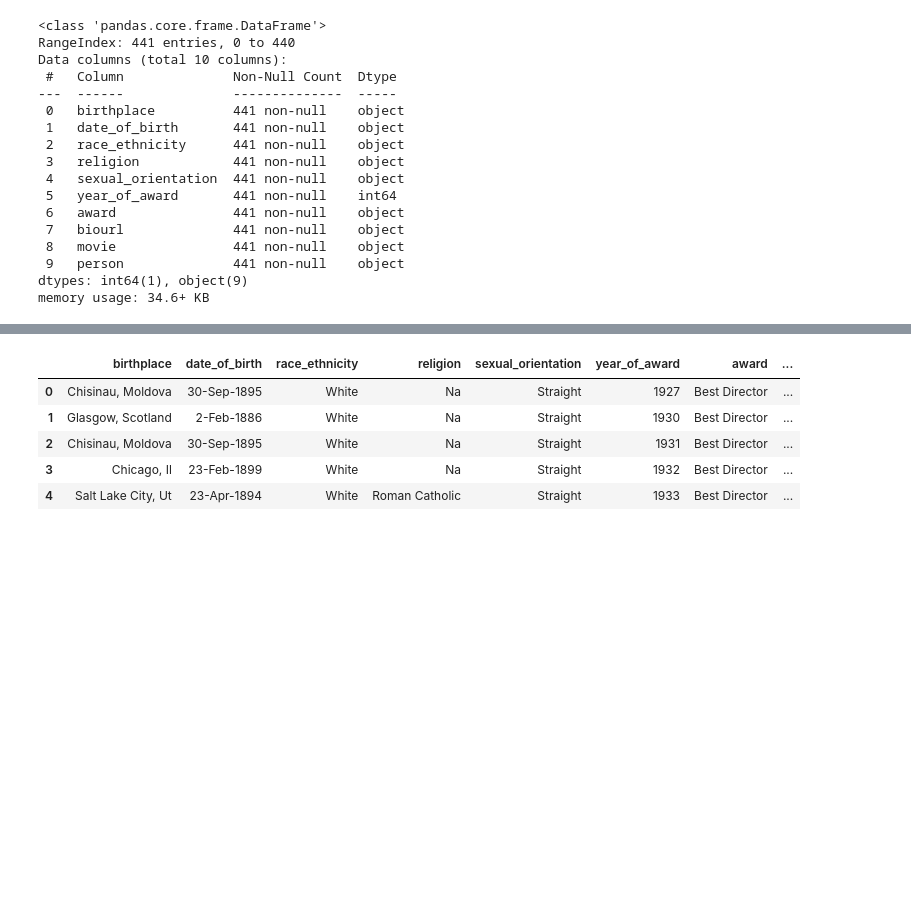
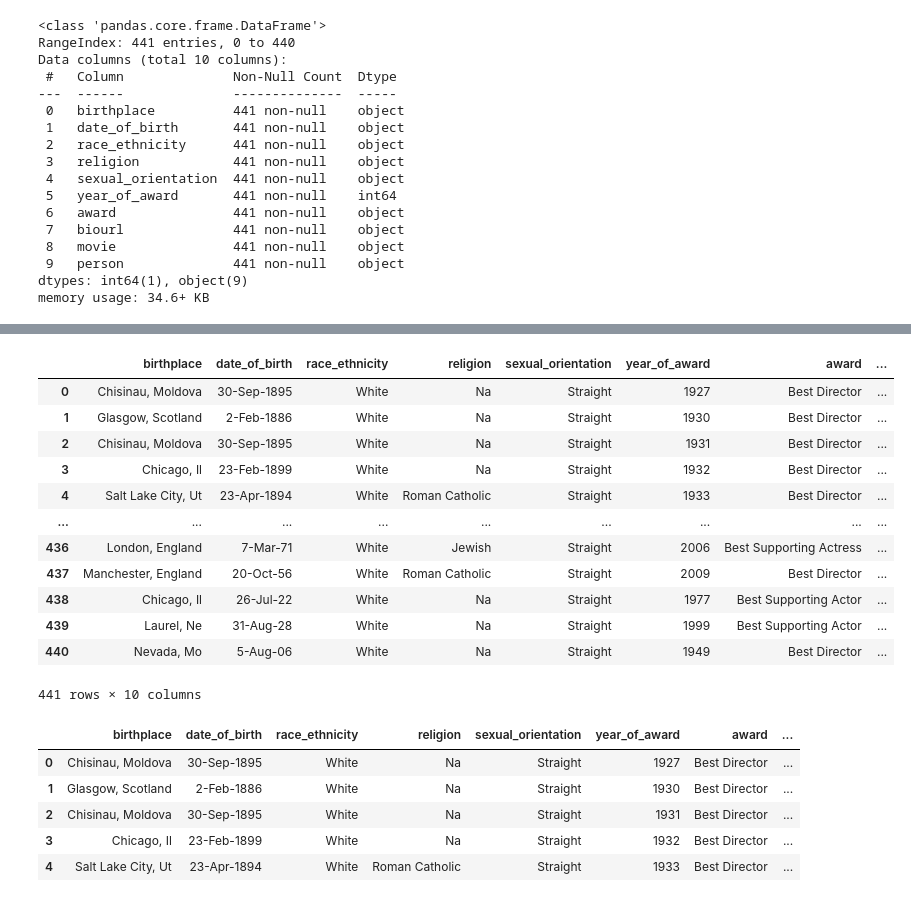
Before and after one commit to IrynaVitkovych/Project-3, a Jupyter notebook: Data Cleansing/oscars-demo-cleaning.ipynb, the cells around one changed output, grey strips where cells are left out. Saved outputs shown, nothing was run; the diff lists cells and outputs as text; code cells hidden in the pictures; blank space fills up the shorter version.

```diff
--- a/Data Cleansing/oscars-demo-cleaning.ipynb
+++ b/Data Cleansing/oscars-demo-cleaning.ipynb
@@ -90,0 +88,17 @@ oscars_demo_df.head(10)
+# %%
+# Define schema for dataframe using Pandera
+schema = pa.DataFrameSchema({
+    "birthplace": pa.Column(pa.String, nullable=False),
+    "date_of_birth": pa.Column(pa.String, nullable=False),
+    "race_ethnicity": pa.Column(pa.String, nullable=False),
+    "religion": pa.Column(pa.String, nullable=False),
+    "sexual_orientation": pa.Column(pa.String, nullable=False),
+    "year_of_award": pa.Column(pa.Int, nullable=False),
+    "award": pa.Column(pa.String, nullable=False),
+    "biourl": pa.Column(pa.Object, nullable=False),
+    "movie": pa.Column(pa.String, nullable=False),
+    "person": pa.Column(pa.String, nullable=False),
+})
+
+#print the schema
+print(schema)
@@ -91,3 +123,20 @@ oscars_demo_df.head(10)
+# %%
+#check dataframe for errors
+schema.validate(oscars_demo_df)
+# %% [output]
+|  | birthplace | date_of_birth | race_ethnicity | religion | sexual_orientation | year_of_award | award | ... |
+| 0 | Chisinau, Moldova | 30-Sep-1895 | White | Na | Straight | 1927 | Best Director | ... |
+| 1 | Glasgow, Scotland | 2-Feb-1886 | White | Na | Straight | 1930 | Best Director | ... |
+| 2 | Chisinau, Moldova | 30-Sep-1895 | White | Na | Straight | 1931 | Best Director | ... |
+| 3 | Chicago, Il | 23-Feb-1899 | White | Na | Straight | 1932 | Best Director | ... |
+| 4 | Salt Lake City, Ut | 23-Apr-1894 | White | Roman Catholic | Straight | 1933 | Best Director | ... |
+| ... | ... | ... | ... | ... | ... | ... | ... | ... |
+| 436 | London, England | 7-Mar-71 | White | Jewish | Straight | 2006 | Best Supporting Actress | ... |
+| 437 | Manchester, England | 20-Oct-56 | White | Roman Catholic | Straight | 2009 | Best Director | ... |
+| 438 | Chicago, Il | 26-Jul-22 | White | Na | Straight | 1977 | Best Supporting Actor | ... |
+| 439 | Laurel, Ne | 31-Aug-28 | White | Na | Straight | 1999 | Best Supporting Actor | ... |
+| 440 | Nevada, Mo | 5-Aug-06 | White | Na | Straight | 1949 | Best Director | ... |
+441 rows × 10 columns
 # %%
 # update name of column to align with column name of another dataframe we will utilize for our tables
 oscars_demo_df.rename(columns={'person':'name'}, inplace=True)
```
Also changed, not shown: parts of 5 cells of this notebook, 1 other file.
